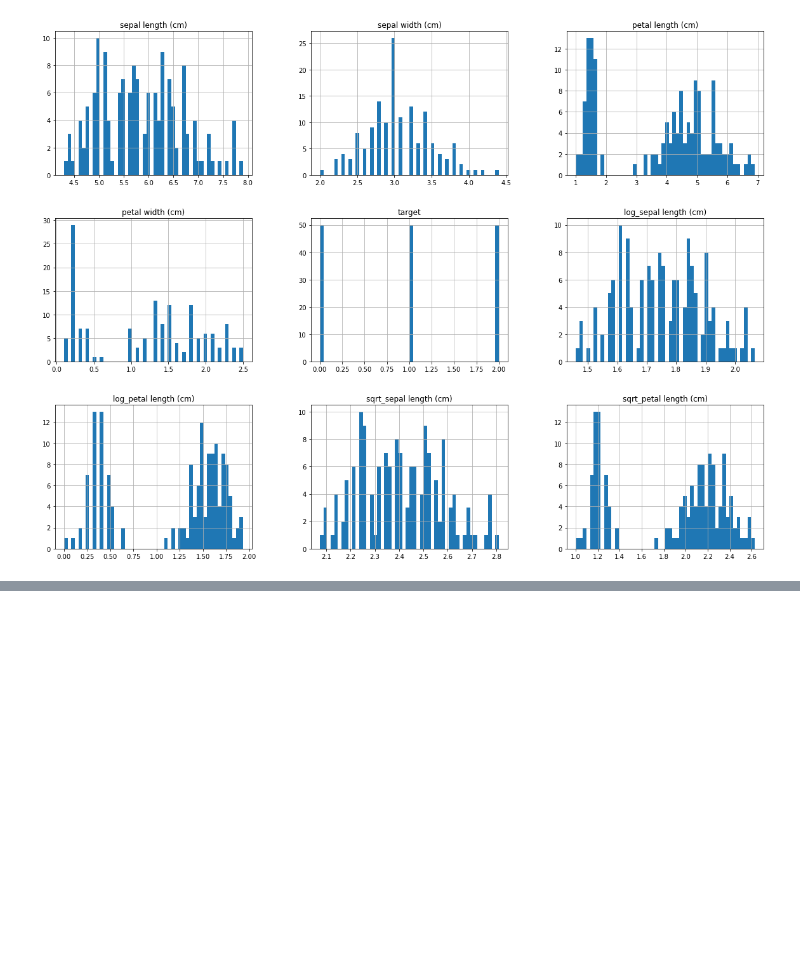
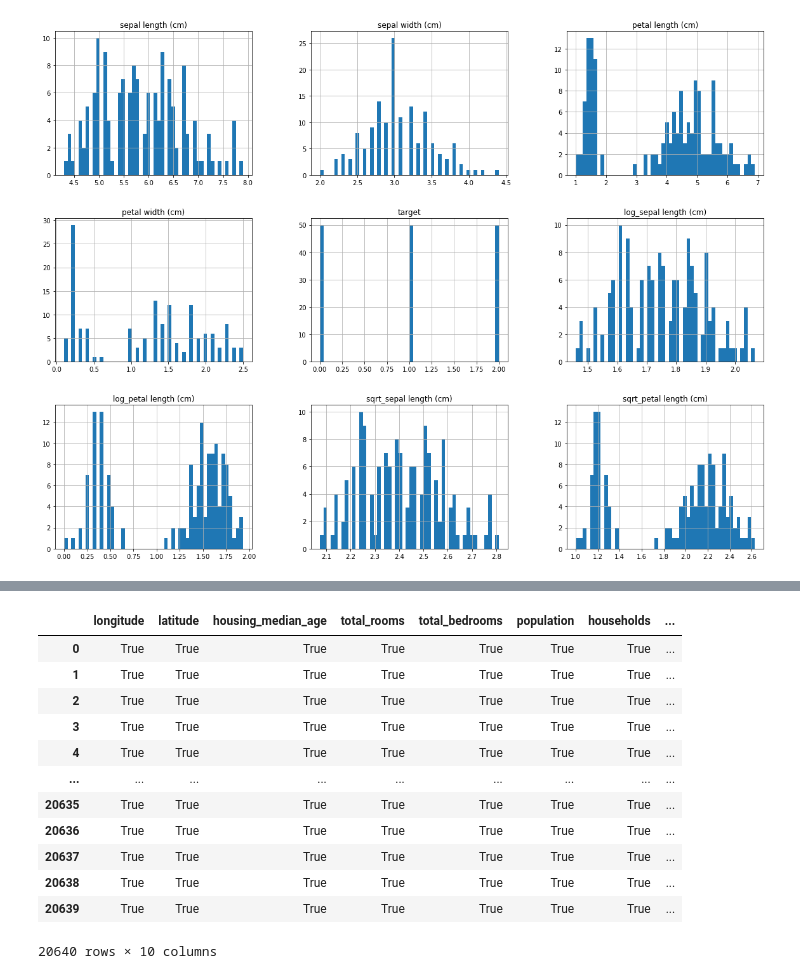
Before and after one commit to iamkijun/TIL, a Jupyter notebook: Bigdata/02_dataCleansing.ipynb, the cells around one changed output, grey strips where cells are left out. Saved outputs shown, nothing was run; the diff lists cells and outputs as text; code cells hidden in the pictures; blank space fills up the shorter version.

```diff
--- a/Bigdata/02_dataCleansing.ipynb
+++ b/Bigdata/02_dataCleansing.ipynb
@@ -265,0 +317,16 @@ data.corr()
+# %%
+pd.notnull(data)
+# %% [output]
+|  | longitude | latitude | housing_median_age | total_rooms | total_bedrooms | population | households | ... |
+| 0 | True | True | True | True | True | True | True | ... |
+| 1 | True | True | True | True | True | True | True | ... |
+| 2 | True | True | True | True | True | True | True | ... |
+| 3 | True | True | True | True | True | True | True | ... |
+| 4 | True | True | True | True | True | True | True | ... |
+| ... | ... | ... | ... | ... | ... | ... | ... | ... |
+| 20635 | True | True | True | True | True | True | True | ... |
+| 20636 | True | True | True | True | True | True | True | ... |
+| 20637 | True | True | True | True | True | True | True | ... |
+| 20638 | True | True | True | True | True | True | True | ... |
+| 20639 | True | True | True | True | True | True | True | ... |
+20640 rows × 10 columns
```
Also changed, not shown: parts of 13 cells of this notebook, 1 other file.
